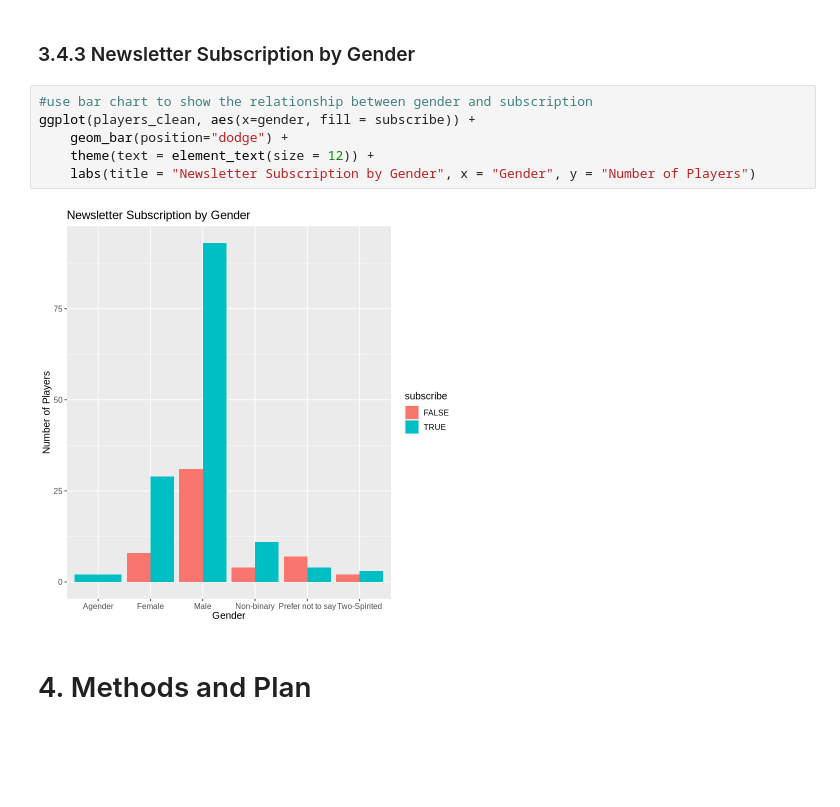
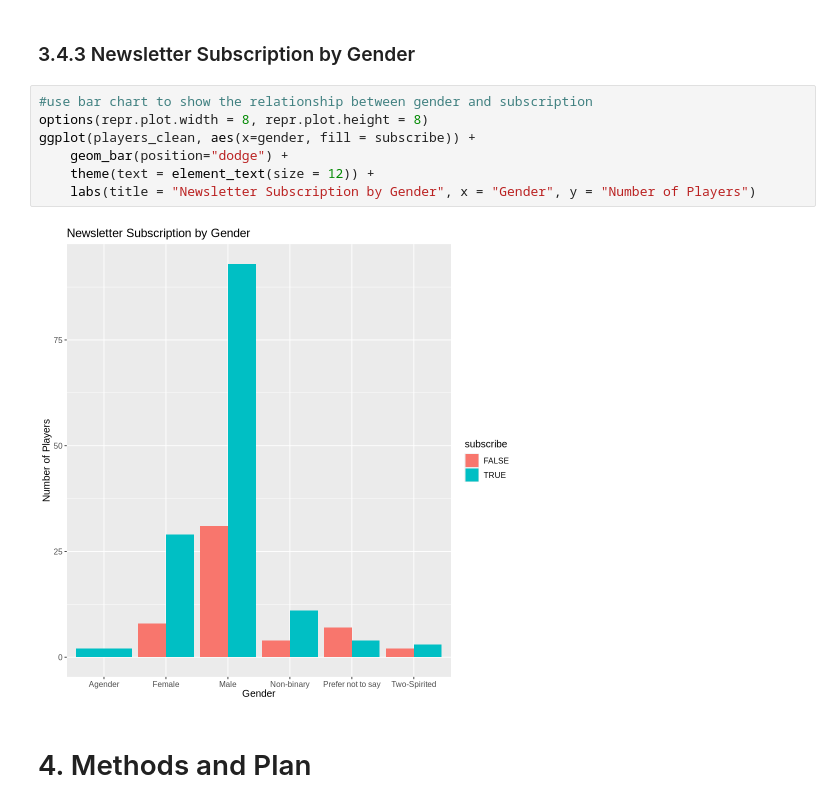
Before and after one commit to cxlu930/dsci-100-individual, a Jupyter notebook: Individual_stage.ipynb, the cells around one changed output. Cells and saved outputs as stored; diff of their text form; blank space fills up the shorter version.

```diff
--- a/Individual_stage.ipynb
+++ b/Individual_stage.ipynb
@@ -225,12 +226,13 @@ According to the graph, players who subscribed to the newsletter played around 8
 ### 3.4.3 Newsletter Subscription by Gender
 # %%
 #use bar chart to show the relationship between gender and subscription
+options(repr.plot.width = 8, repr.plot.height = 8)
 ggplot(players_clean, aes(x=gender, fill = subscribe)) +
     geom_bar(position="dodge") +
     theme(text = element_text(size = 12)) +
     labs(title = "Newsletter Subscription by Gender", x = "Gender", y = "Number of Players")
 # %% [output]
-[figure, old version]
+[figure, new version]
 # %% [markdown]
 # 4. Methods and Plan
 # %% [markdown]
```
Also changed, not shown: parts of 1 cell of this notebook.
